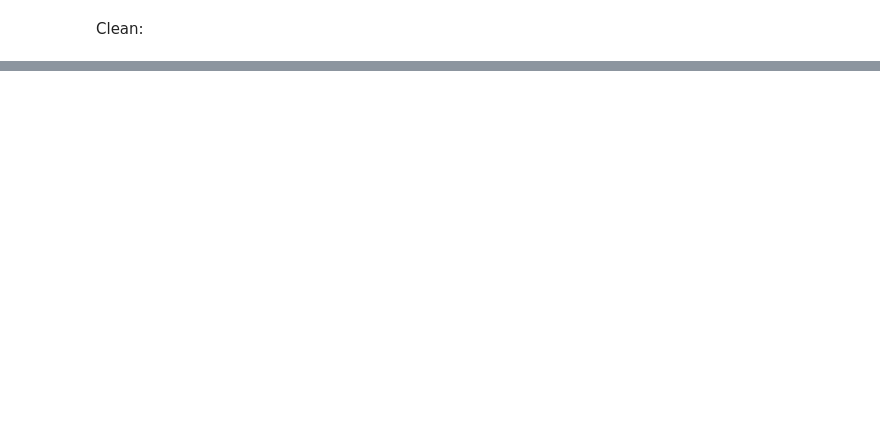
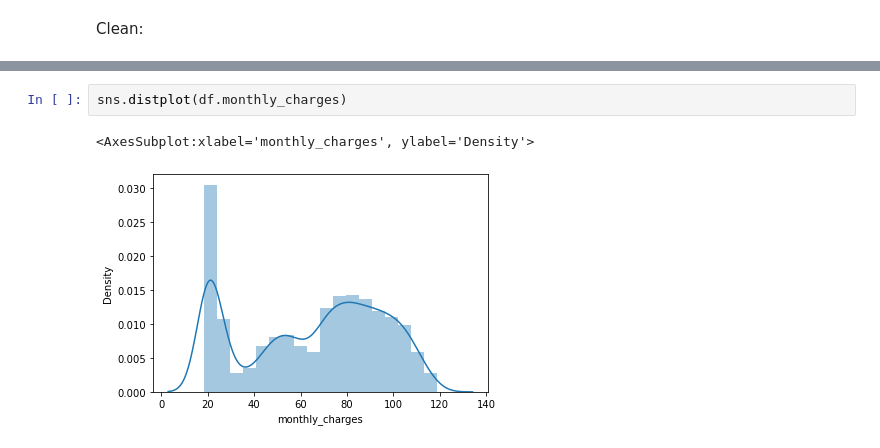
Before and after one commit to Jason-Tellez/classification-project, a Jupyter notebook: first-notebook.ipynb, the cells around one changed output, grey strips where cells are left out. Cells and saved outputs as stored; diff of their text form; blank space fills up the shorter version.

```diff
--- a/first-notebook.ipynb
+++ b/first-notebook.ipynb
@@ -322,0 +320,5 @@ Name: payment_type, dtype: float64
+# %%
+sns.distplot(df.monthly_charges)
+# %% [output]
+<AxesSubplot:xlabel='monthly_charges', ylabel='Density'>
+[figure, added]
```
Also changed, not shown: parts of 34 cells of this notebook.
